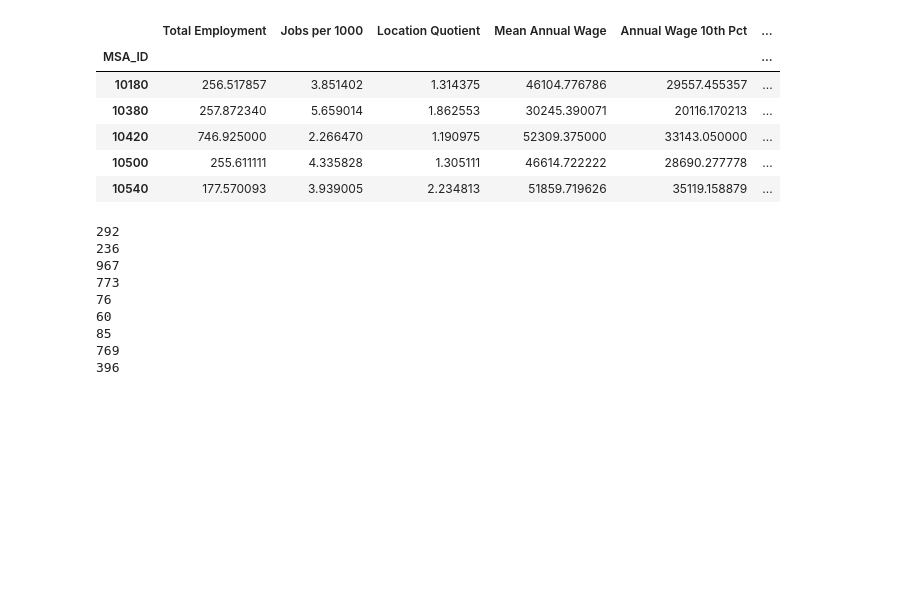
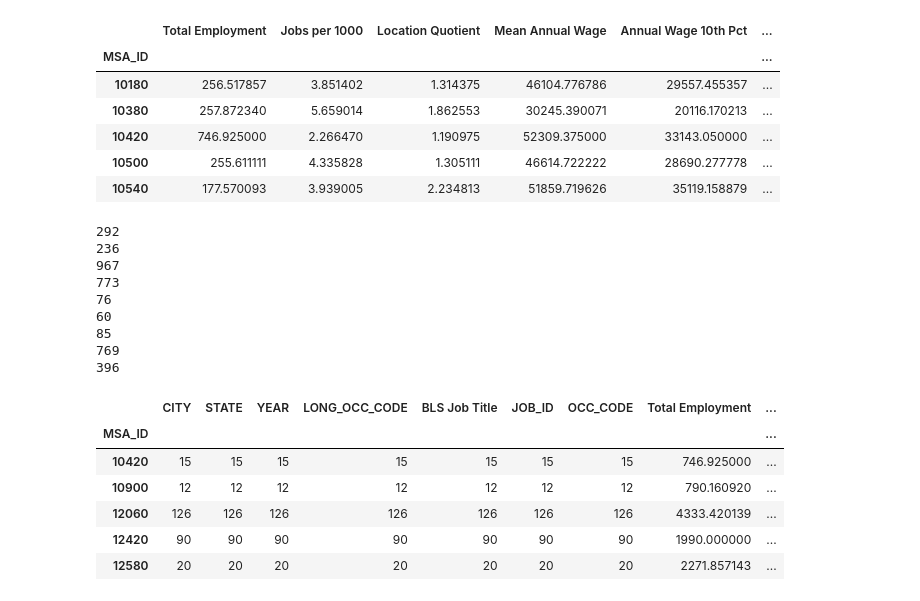
Before and after one commit to JMWilliams3790/AnonCoUSA, a Jupyter notebook: Exploration-Analysis/AnonCoExplore.ipynb, the cells around one changed output. Cells and saved outputs as stored; diff of their text form; code cells hidden in the pictures; blank space fills up the shorter version.

```diff
--- a/Exploration-Analysis/AnonCoExplore.ipynb
+++ b/Exploration-Analysis/AnonCoExplore.ipynb
@@ -541,3 +615,15 @@ print(msa_df_MSA['Total Employment'].count())
 #########
 #Analyze#
 #########
+# %%
+#Create DF to analyze postings per area
+posting_location_msa = posting_df_MSA.merge(msa_df_MSA, how='inner', left_index=True, right_index=True)
+posting_location_msa.head()
+# %% [output]
+|  | CITY | STATE | YEAR | LONG_OCC_CODE | BLS Job Title | JOB_ID | OCC_CODE | Total Employment | ... |
+| MSA_ID |  |  |  |  |  |  |  |  | ... |
+| 10420 | 15 | 15 | 15 | 15 | 15 | 15 | 15 | 746.925000 | ... |
+| 10900 | 12 | 12 | 12 | 12 | 12 | 12 | 12 | 790.160920 | ... |
+| 12060 | 126 | 126 | 126 | 126 | 126 | 126 | 126 | 4333.420139 | ... |
+| 12420 | 90 | 90 | 90 | 90 | 90 | 90 | 90 | 1990.000000 | ... |
+| 12580 | 20 | 20 | 20 | 20 | 20 | 20 | 20 | 2271.857143 | ... |
```
Also changed, not shown: parts of 14 cells of this notebook.
